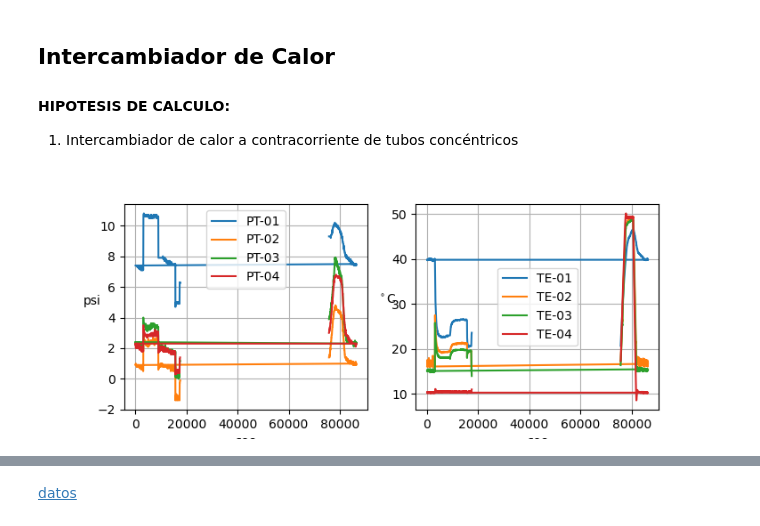
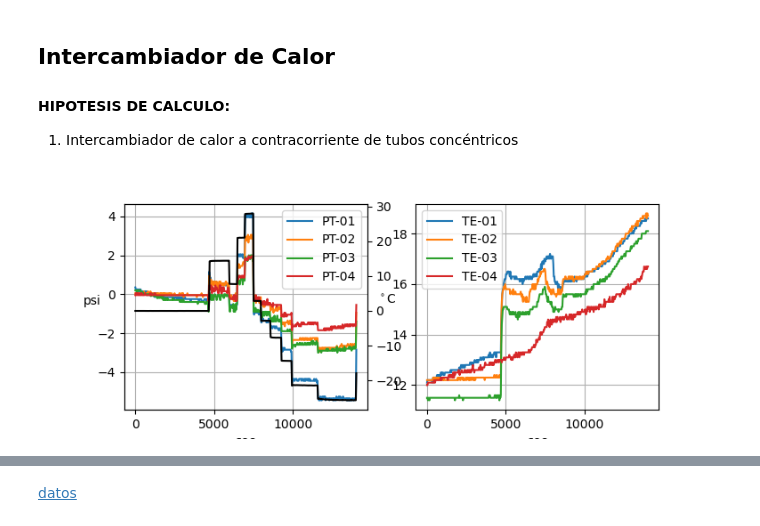
Before and after one commit to juandadamo/2022_Loop, a Jupyter notebook: Loop_intercambiador_01.ipynb, the cells around one changed output, grey strips where cells are left out. Saved outputs shown, nothing was run; the diff lists cells and outputs as text; code cells hidden in the pictures.

```diff
--- a/Loop_intercambiador_01.ipynb
+++ b/Loop_intercambiador_01.ipynb
@@ -52,11 +52,14 @@ espesor_tubo_2 = 6.02
 D_interno_2 = D_externo_2-2*espesor_tubo_2
 Longitud = 16
 # %%
-A = pd.read_excel('150202_jd.xlsx',thousands=',')
-A = pd.read_excel('150203.H24.xlsx',thousands=',')
-A = pd.read_excel('DATOS DIESEL 17-08-2022.xlsx',thousands=',')
-A = A[:944]
-A.drop(A.columns[[1]],axis=1,inplace=True)
+#A = pd.read_excel('150202_jd.xlsx',thousands=',')
+#A = pd.read_excel('150203.H24.xlsx',thousands=',')
+#A = pd.read_excel('DATOS DIESEL 17-08-2022.xlsx',thousands=',')
+
+A = pd.read_excel('Pruebas diesel 19-08-2022.xlsx',thousands=',')
+#A = A[:944]
+#A.drop(A.columns[[1]],axis=1,inplace=True)
+A=A.drop(A.index[[0,1,2]])
 # %%
 indices1 = np.logical_not(A['Date/Time'].isnull())
 A1 = A[indices1]
@@ -77,29 +80,49 @@ TE_s = np.tile(np.zeros_like(PT01),[12,1])
 for i in range(9,21):
     TE_s[i-9] = pd.to_numeric(A3.iloc[:,i].to_numpy())
 # variable caudal
+Caudal = pd.to_numeric(A3['CORIOLIS_VolFlow'],errors='ignore').to_numpy()
+densidad = pd.to_numeric(A3['CORIOLIS_Density'],errors='ignore').to_numpy()
+Caudal[156:] = Caudal[156:]/1e3
 # para -175 motor corresponde 2.465 l/min
 Vmotor = pd.to_numeric(A3.iloc[:,30].to_numpy())
 Tchiller_pv, Tchiller_sp = [pd.to_numeric(A3.iloc[:,i].to_numpy(),errors='ignore') for i in range(27,29)]
 Tchiller_pv[Tchiller_pv =='???'] = np.NaN
 Tchiller_sp[Tchiller_sp =='???'] = np.NaN
+dt = 30
+N = len(Vmotor)
+time1  = np.arange(0,dt*N,dt)
+
+#referencias
+#datos valores sin flujo
+PT01_ref,PT02_ref,PT03_ref,PT04_ref,PT05_ref,PT06_ref, = [6.55, -1.15, 1.4, 0.35, 6.15, -0.25]
+PT01 = PT01 - PT01_ref
+PT02 = PT02 - PT02_ref
+PT03 = PT03 - PT03_ref
+PT04 = PT04 - PT04_ref
+PT05 = PT05 - PT05_ref
+PT06 = PT06 - PT06_ref
 # %%
 fig, ax = plt.subplots(1,2,figsize=(7.75,3))
 ax1,ax2 = ax
 ax1.plot(time1,PT01,label = 'PT-01')
 ax1.plot(time1,PT02,label = 'PT-02')
 ax1.plot(time1,PT03,label = 'PT-03')
 ax1.plot(time1,PT04,label = 'PT-04')
 ax1.grid()
 ax1.set_ylabel('psi',rotation=0)
 ax1.set_xlabel('sec')
+#ax1.plot(time1,Caudal,label= 'caudal [l/min]')
+ax1b = ax1.twinx()
+ax1b.plot(time1,Caudal,label= 'caudal [l/min]',color='k')
 ax1.legend();
 ax2.plot(time1,TE_s[0],label = 'TE-01')
 ax2.plot(time1,TE_s[1],label = 'TE-02')
 ax2.plot(time1,TE_s[2],label = 'TE-03')
 ax2.plot(time1,TE_s[11],label = 'TE-04')
+
 ax2.grid()
 ax2.set_ylabel(f'$^\circ$C',rotation=0)
 ax2.set_xlabel('sec')
 ax2.legend();
 # %% [output]
-[figure, old version]
+[figure, new version]
```
Also changed, not shown: parts of 6 cells of this notebook, 2 other files.
